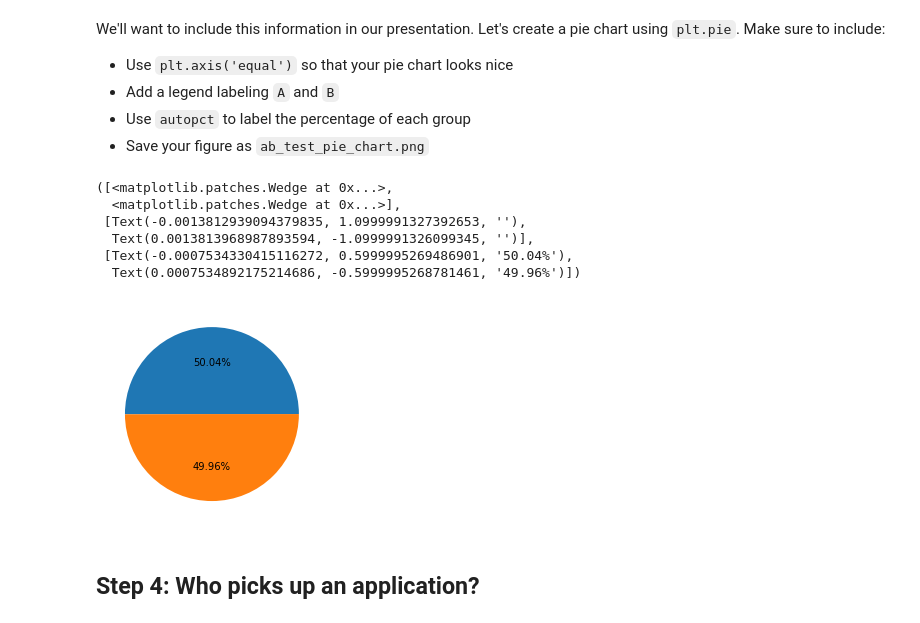
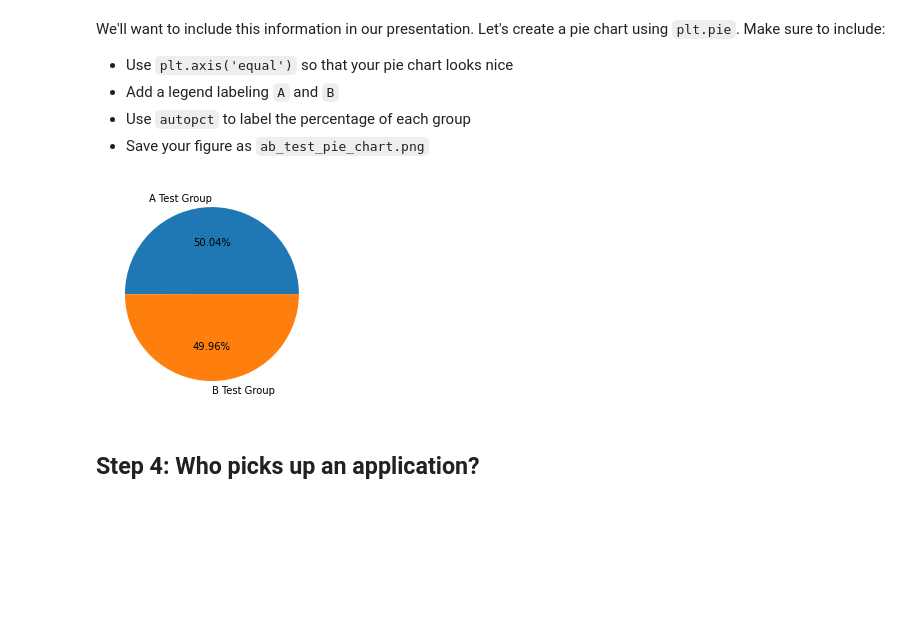
Before and after one commit to bravocharliemike/gym_ab, a Jupyter notebook: gym_ab.ipynb, the cells around one changed output. Saved outputs shown, nothing was run; the diff lists cells and outputs as text; code cells hidden in the pictures; blank space fills up the shorter version.

Commit message:
Edited pie chart

```diff
--- a/gym_ab.ipynb
+++ b/gym_ab.ipynb
@@ -244,17 +244,17 @@ We'll want to include this information in our presentation.  Let's create a pie
 - Add a legend labeling `A` and `B`
 - Use `autopct` to label the percentage of each group
 - Save your figure as `ab_test_pie_chart.png`
-# %%
-plt.pie(ab_counts.first_name.values,
-       autopct='%1.2f%%')
-# %% [output]
-([<matplotlib.patches.Wedge at 0x...>,
-  <matplotlib.patches.Wedge at 0x...>],
- [Text(-0.0013812939094379835, 1.0999991327392653, ''),
-  Text(0.0013813968987893594, -1.0999991326099345, '')],
- [Text(-0.0007534330415116272, 0.5999995269486901, '50.04%'),
-  Text(0.0007534892175214686, -0.5999995268781461, '49.96%')])
-[figure, removed]
+# %%
+ab_counts_labels = ( 'A Test Group', 'B Test Group' )
+ab_data = ab_counts.first_name.values
+
+plt.pie(ab_data,
+        labels=ab_counts_labels,
+        autopct='%1.2f%%')
+
+plt.show()
+# %% [output]
+[figure, added]
 # %% [markdown]
 ## Step 4: Who picks up an application?
 # %% [markdown]
```
